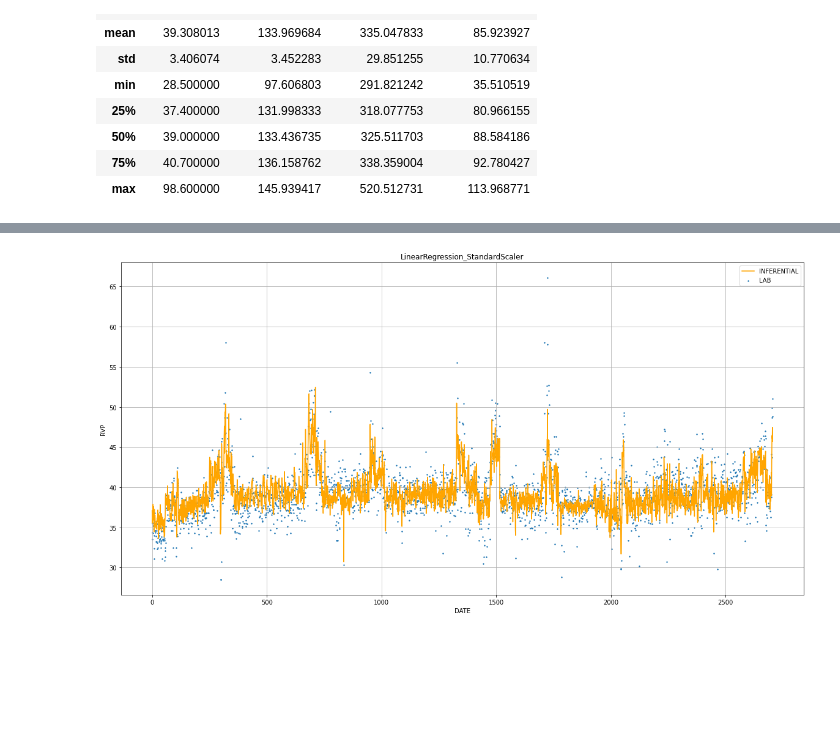
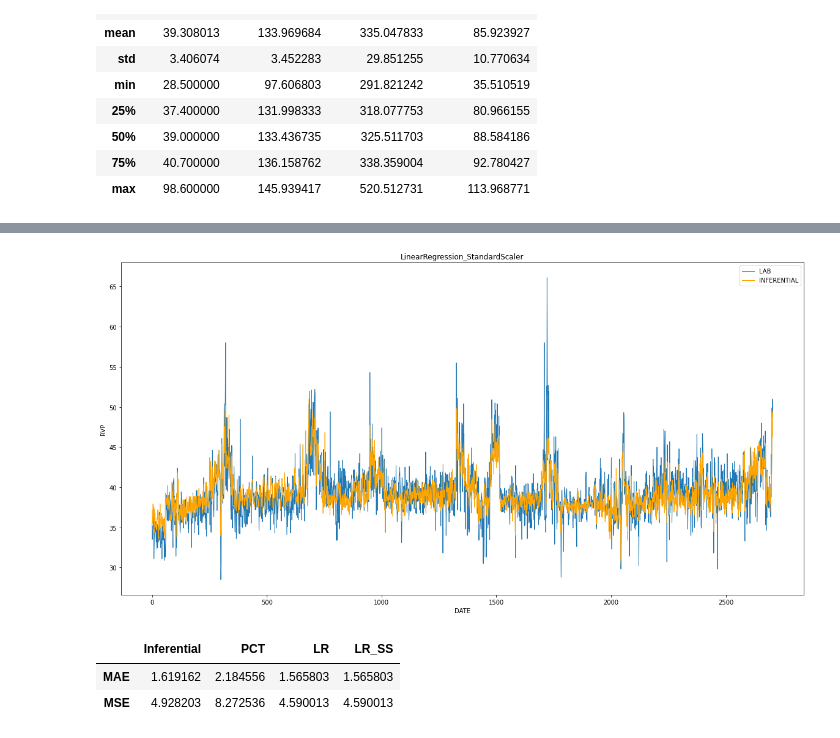
Before and after one commit to hoonzi-s/APC, a Jupyter notebook: #1 ALK - 213BTMRVP Inferential.ipynb, the cells around one changed output, grey strips where cells are left out. Saved outputs shown, nothing was run; the diff lists cells and outputs as text; code cells hidden in the pictures; blank space fills up the shorter version.

```diff
--- a/#1 ALK - 213BTMRVP Inferential.ipynb
+++ b/#1 ALK - 213BTMRVP Inferential.ipynb
@@ -53,7 +53,7 @@ memory usage: 105.8+ KB
 | max | 98.600000 | 145.939417 | 520.512731 | 113.968771 |
 # %%
 data_origin.columns = ['RVP', 'T', 'P', 'F']
-data = data_origin[data_origin['RVP'] < 70]
+data = data_origin[(data_origin['RVP'] < 70) & (data_origin['T'] > 120)]
 # data = data_origin[data_origin['RVP'] < 70].sort_values(by = 'RVP')
 # data.reset_index(drop = True, inplace = True)
 data
@@ -107,8 +113,8 @@ plt.show()
 # %%
 input = data.iloc[:, 1:]
-input_log = np.log10(input).reset_index(drop = True, inplace = False)
-input_log.columns = ['logT', 'logP', 'logF']
-input_log
+log = np.log10(input).reset_index(drop = True, inplace = False)
+log.columns = ['logT', 'logP', 'logF']
+log
 # %% [output]
 |  | logT | logP | logF |
 | 0 | 2.135395 | 2.526128 | 1.954034 |
@@ -147,7 +153,7 @@ poly = pf.transform(input)
 # input_poly.shape
 poly = pd.DataFrame(poly, columns = ['T1', 'P1', 'F1', 'T2', 'T1P1', 'T1F1', 'P2', 'P1F1', 'F2'])
 poly
-poly_log = pd.concat([poly, input_log], axis = 1)
+poly_log = pd.concat([poly, log], axis = 1)
 poly_log
 # %% [output]
 |  | T1 | P1 | F1 | T2 | T1P1 | T1F1 | P2 | P1F1 | F2 | logT | logP | ... |
@@ -263,12 +275,8 @@ lr_ss = LinearRegression()
 lr_ss.fit(train_scaled, train_target)
 print(lr_ss.score(train_scaled, train_target))
 print(lr_ss.score(test_scaled, test_target))
-print(lr_ss.coef_)
-print(lr_ss.intercept_)
 
 a = lr_ss.coef_
 b = lr_ss.intercept_
-result = np.sum(a * input_scaled, axis = 1) + b
-print(result.shape)
-result
+lr_ss_result = np.sum(a * input_scaled, axis = 1) + b
 # %% [output]
@@ -284,15 +285,23 @@ array([37.10620218, 35.52051055, 36.04066909, ..., 46.06899766,
 # %%
 plt.figure(figsize = (20, 10))
-plt.scatter(np.arange(length), data['RVP'], label = 'LAB', s = 2)
+# plt.scatter(np.arange(length), data['RVP'], label = 'LAB', s = 2)
 # plt.scatter(np.arange(length), result, label = 'RESULT', s = 2, color = 'orange')
-# plt.plot(target, label = 'LAB')
-plt.plot(result, label = 'INFERENTIAL', color = 'orange')
+plt.plot(np.arange(length), target, label = 'LAB', linewidth = 1)
+plt.plot(np.arange(length), lr_ss_result, label = 'INFERENTIAL', linewidth = 1, color = 'orange')
 plt.title('LinearRegression_StandardScaler')
 plt.xlabel('DATE')
 plt.ylabel('RVP')
 # plt.xlim(2000, 2710)
-plt.grid()
+# plt.grid()
 plt.legend()
 plt.show()
 # %% [output]
-[figure, old version]
+[figure, new version]
+# %%
+error['LR_SS'] = mean_absolute_error(data['RVP'], lr_ss_result), mean_squared_error(data['RVP'], lr_ss_result)
+
+error
+# %% [output]
+|  | Inferential | PCT | LR | LR_SS |
+| MAE | 1.619162 | 2.184556 | 1.565803 | 1.565803 |
+| MSE | 4.928203 | 8.272536 | 4.590013 | 4.590013 |
```
Also changed, not shown: parts of 23 cells of this notebook.
